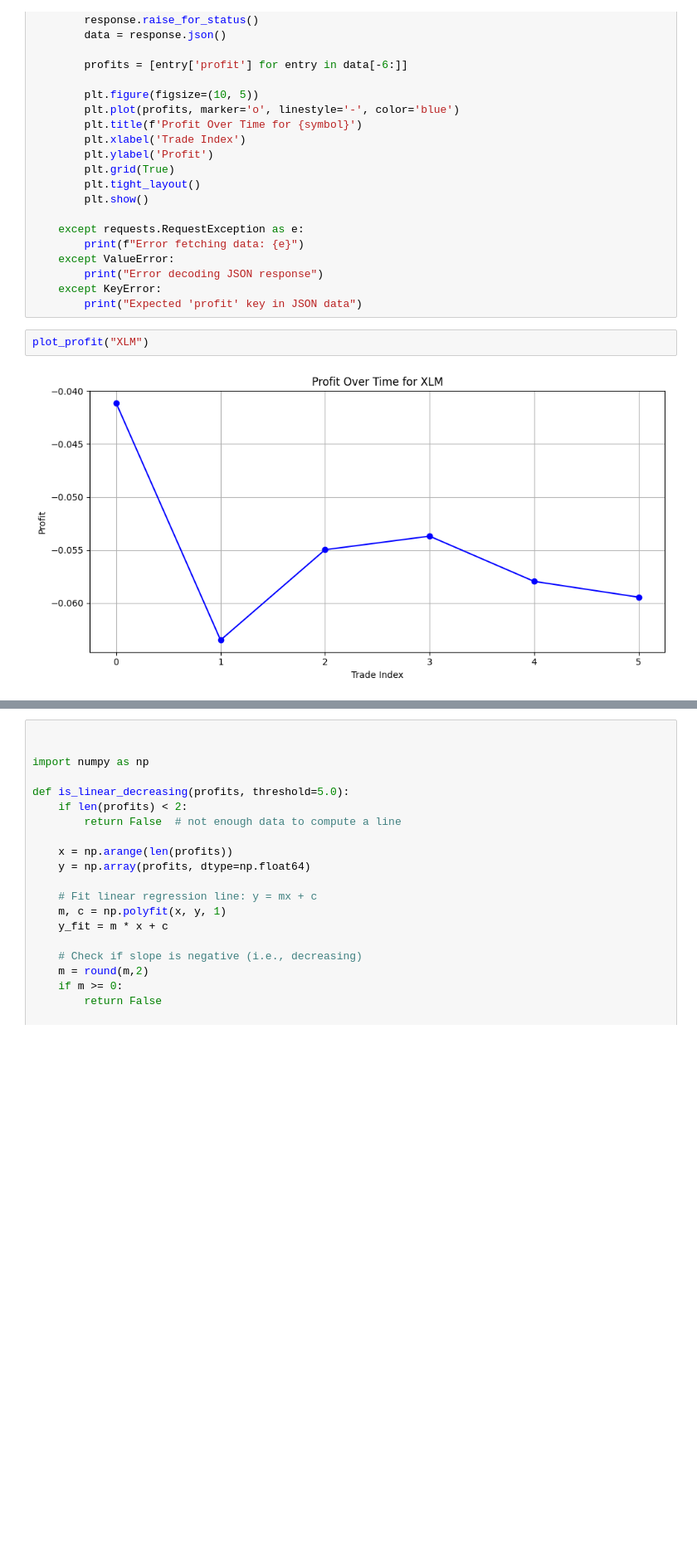
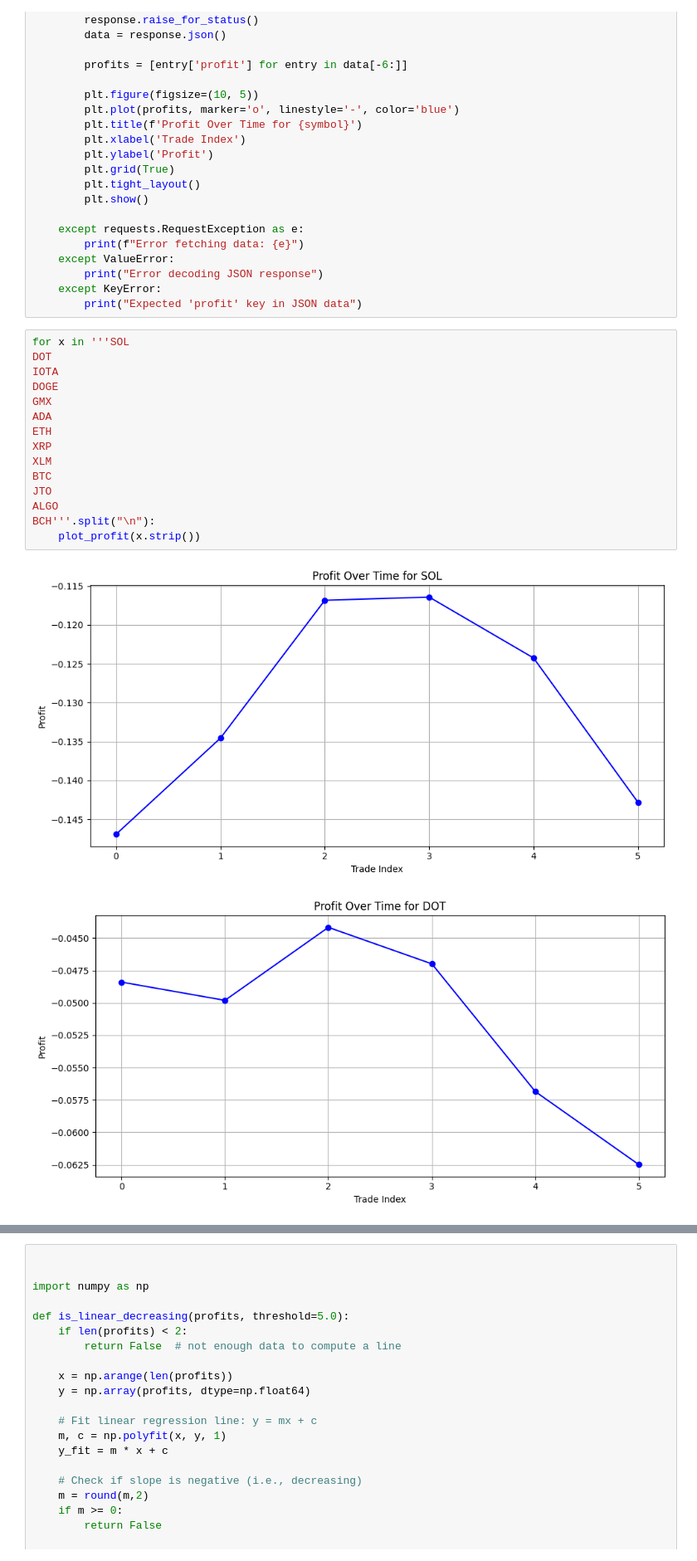
Before and after one commit to DerSalvador/ananda, a Jupyter notebook: NishamJupytherNotebook.ipynb, the cells around one changed output, grey strips where cells are left out. Shown: that part at 83% size. Drawn from its saved outputs; the diff is of its cells as text; blank space fills up the shorter version.

```diff
--- a/NishamJupytherNotebook.ipynb
+++ b/NishamJupytherNotebook.ipynb
@@ -53,7 +53,21 @@ def plot_profit(symbol):
         print("Error decoding JSON response")
     except KeyError:
         print("Expected 'profit' key in JSON data")
-# %%
-plot_profit("XLM")
-# %% [output]
-[figure, removed]
+# %%
+for x in '''SOL
+DOT
+IOTA
+DOGE
+GMX
+ADA
+ETH
+XRP
+XLM
+BTC
+JTO
+ALGO
+BCH'''.split("\n"):
+    plot_profit(x.strip())
+# %% [output]
+[figure, added]
+[figure, added]
```
Also changed, not shown: parts of 1 cell of this notebook.
